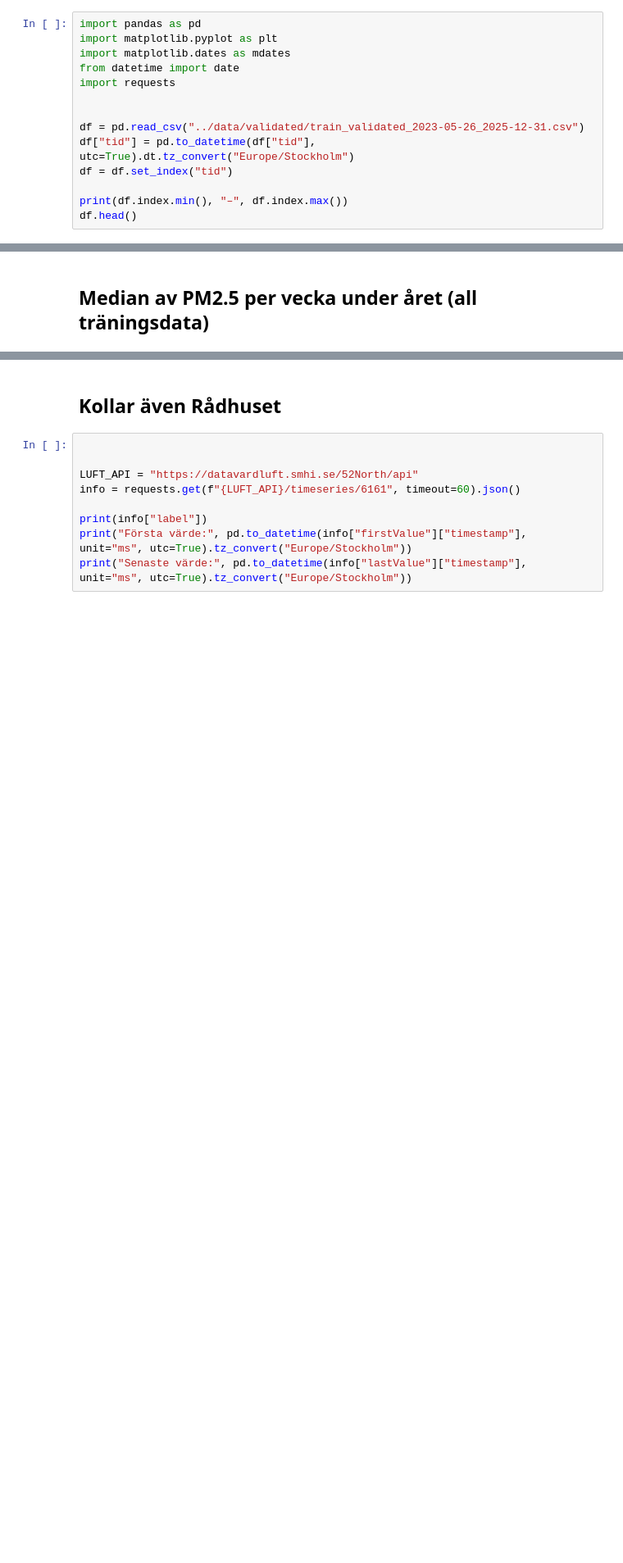
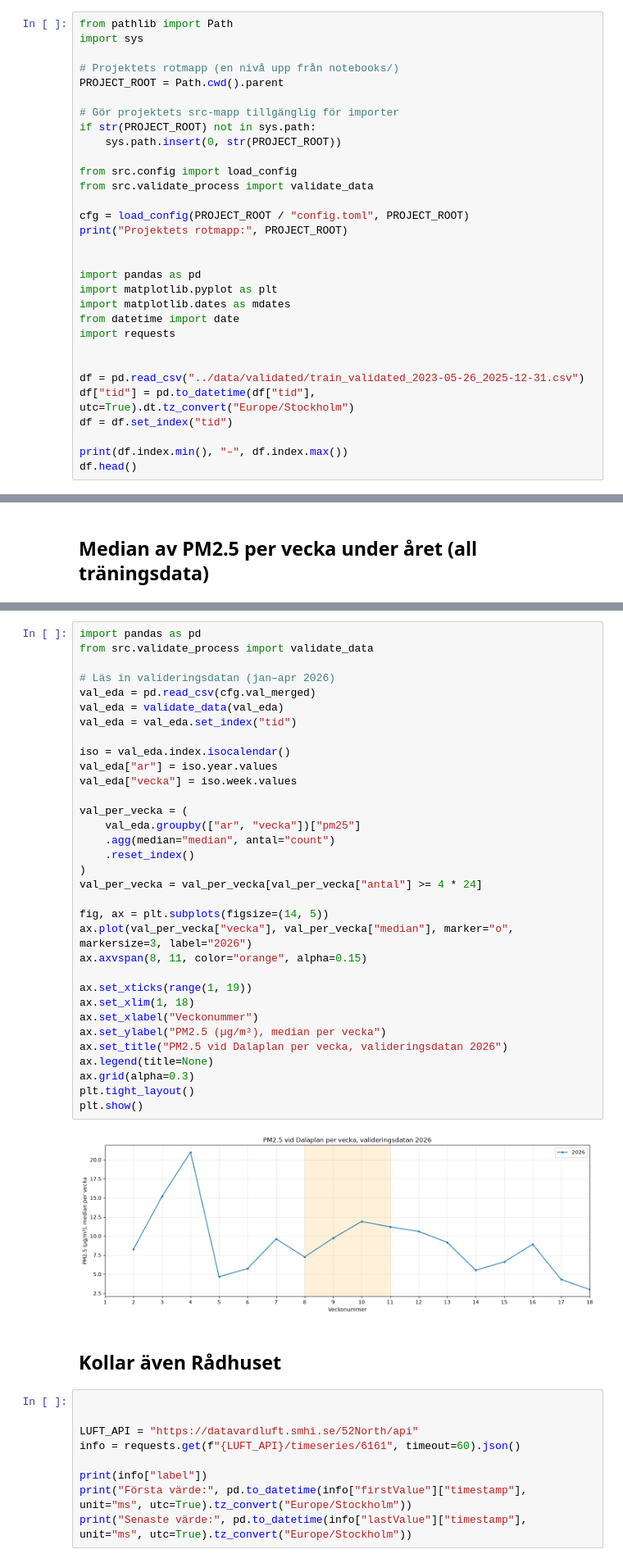
Before and after one commit to JakobWorkingHard/predicting_PM2.5, a Jupyter notebook: notebooks/PM25_timestamps.ipynb, the cells around one changed output, grey strips where cells are left out. Shown at 82% size. Cells and saved outputs as stored; diff of their text form; blank space fills up the shorter version.

```diff
--- a/notebooks/PM25_timestamps.ipynb
+++ b/notebooks/PM25_timestamps.ipynb
@@ -1,4 +1,21 @@
 # %%
+from pathlib import Path
+import sys
+
+# Projektets rotmapp (en nivå upp från notebooks/)
+PROJECT_ROOT = Path.cwd().parent
+
+# Gör projektets src-mapp tillgänglig för importer
+if str(PROJECT_ROOT) not in sys.path:
+    sys.path.insert(0, str(PROJECT_ROOT))
+
+from src.config import load_config
+from src.validate_process import validate_data
+
+cfg = load_config(PROJECT_ROOT / "config.toml", PROJECT_ROOT)
+print("Projektets rotmapp:", PROJECT_ROOT)
+
+
 import pandas as pd
 import matplotlib.pyplot as plt
 import matplotlib.dates as mdates
@@ -157,3 +210,38 @@ plt.show()
+# %%
+import pandas as pd
+from src.validate_process import validate_data
+
+# Läs in valideringsdatan (jan–apr 2026)
+val_eda = pd.read_csv(cfg.val_merged)
+val_eda = validate_data(val_eda)
+val_eda = val_eda.set_index("tid")
+
+iso = val_eda.index.isocalendar()
+val_eda["ar"] = iso.year.values
+val_eda["vecka"] = iso.week.values
+
+val_per_vecka = (
+    val_eda.groupby(["ar", "vecka"])["pm25"]
+    .agg(median="median", antal="count")
+    .reset_index()
+)
+val_per_vecka = val_per_vecka[val_per_vecka["antal"] >= 4 * 24]
+
+fig, ax = plt.subplots(figsize=(14, 5))
+ax.plot(val_per_vecka["vecka"], val_per_vecka["median"], marker="o", markersize=3, label="2026")
+ax.axvspan(8, 11, color="orange", alpha=0.15)
+
+ax.set_xticks(range(1, 19))
+ax.set_xlim(1, 18)
+ax.set_xlabel("Veckonummer")
+ax.set_ylabel("PM2.5 (µg/m³), median per vecka")
+ax.set_title("PM2.5 vid Dalaplan per vecka, valideringsdatan 2026")
+ax.legend(title=None)
+ax.grid(alpha=0.3)
+plt.tight_layout()
+plt.show()
+# %% [output]
+[figure, added]
 # %% [markdown]
 ## Kollar även Rådhuset
 # %%
```
Also changed, not shown: parts of 5 cells of this notebook, 2 other files.
